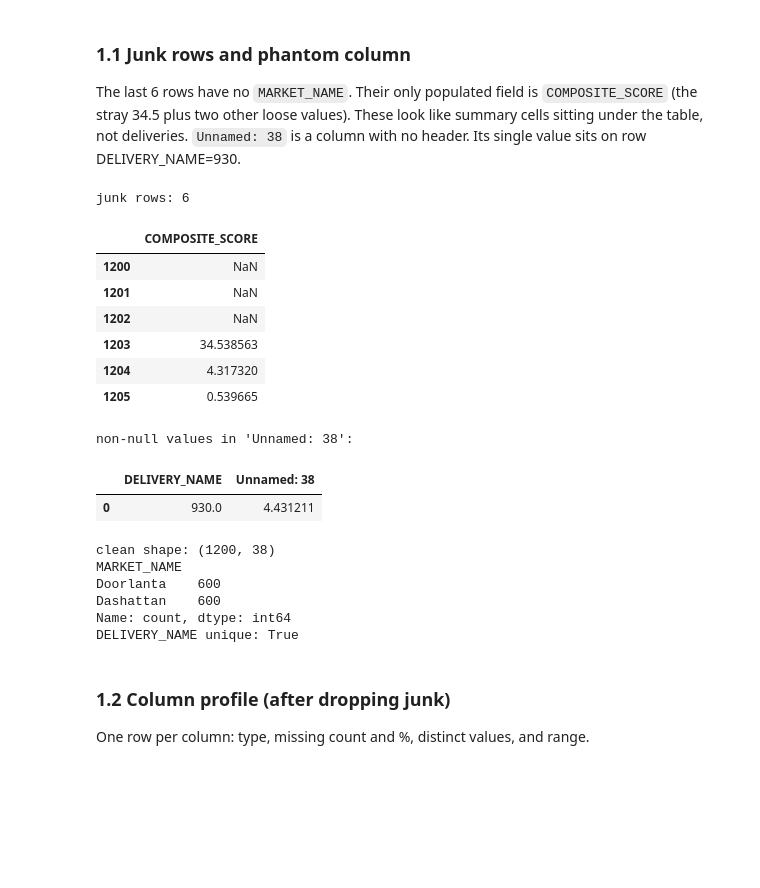
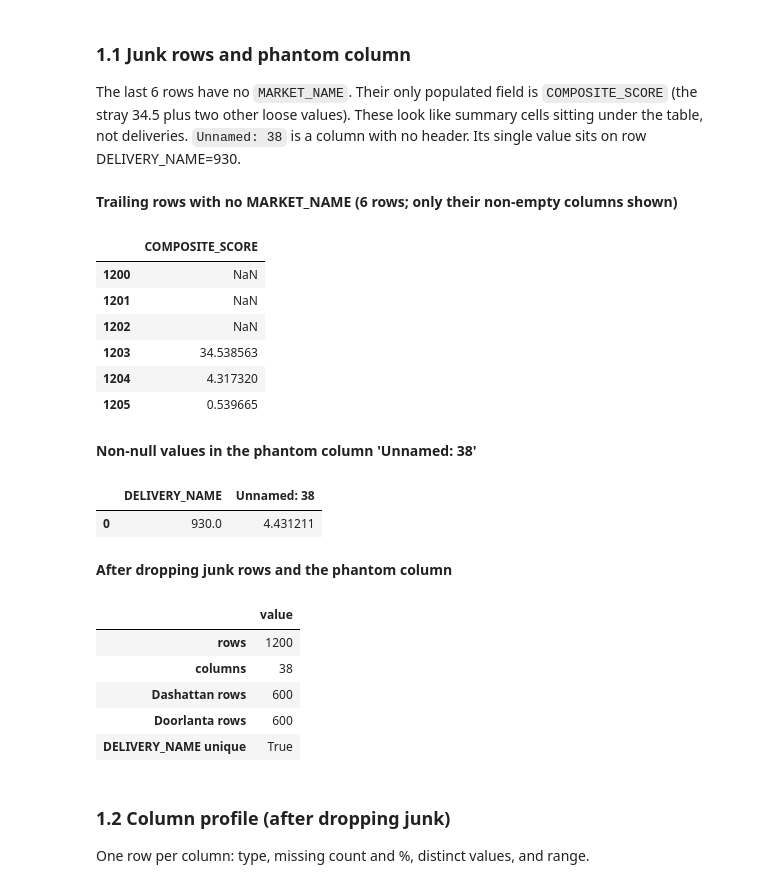
Before and after one commit to navya2392/widget-dasher-review, a Jupyter notebook: analysis.ipynb, the cells around one changed output. Drawn from its saved outputs; the diff is of its cells as text; code cells hidden in the pictures; blank space fills up the shorter version.

```diff
--- a/analysis.ipynb
+++ b/analysis.ipynb
@@ -28,13 +36,12 @@ other loose values). These look like summary cells sitting under the table, not
 `Unnamed: 38` is a column with no header. Its single value sits on row DELIVERY_NAME=930.
 # %%
 junk_rows = raw[raw["MARKET_NAME"].isna()]
-print("junk rows:", len(junk_rows))
-display(junk_rows.dropna(axis=1, how="all"))
-
-print("non-null values in 'Unnamed: 38':")
-display(raw.loc[raw["Unnamed: 38"].notna(), ["DELIVERY_NAME", "Unnamed: 38"]])
+show(f"Trailing rows with no MARKET_NAME ({len(junk_rows)} rows; only their non-empty columns shown)",
+     junk_rows.dropna(axis=1, how="all"))
+show("Non-null values in the phantom column 'Unnamed: 38'",
+     raw.loc[raw["Unnamed: 38"].notna(), ["DELIVERY_NAME", "Unnamed: 38"]])
 # %% [output]
-junk rows: 6
+**Trailing rows with no MARKET_NAME (6 rows; only their non-empty columns shown)**
 |  | COMPOSITE_SCORE |
 | 1200 | NaN |
 | 1201 | NaN |
@@ -42,24 +49,29 @@ junk rows: 6
 | 1203 | 34.538563 |
 | 1204 | 4.317320 |
 | 1205 | 0.539665 |
-non-null values in 'Unnamed: 38':
+**Non-null values in the phantom column 'Unnamed: 38'**
 |  | DELIVERY_NAME | Unnamed: 38 |
 | 0 | 930.0 | 4.431211 |
 # %%
 df = raw[raw["MARKET_NAME"].notna()].copy()
 df = df.drop(columns=["Unnamed: 38"])
 df = df.reset_index(drop=True)
 
-print("clean shape:", df.shape)
-print(df["MARKET_NAME"].value_counts())
-print("DELIVERY_NAME unique:", df["DELIVERY_NAME"].is_unique)
+show("After dropping junk rows and the phantom column", pd.DataFrame({"value": {
+    "rows": len(df),
+    "columns": df.shape[1],
+    "Dashattan rows": int((df["MARKET_NAME"] == "Dashattan").sum()),
+    "Doorlanta rows": int((df["MARKET_NAME"] == "Doorlanta").sum()),
+    "DELIVERY_NAME unique": df["DELIVERY_NAME"].is_unique,
+}}))
 # %% [output]
-clean shape: (1200, 38)
-MARKET_NAME
-Doorlanta    600
-Dashattan    600
-Name: count, dtype: int64
-DELIVERY_NAME unique: True
+**After dropping junk rows and the phantom column**
+|  | value |
+| rows | 1200 |
+| columns | 38 |
+| Dashattan rows | 600 |
+| Doorlanta rows | 600 |
+| DELIVERY_NAME unique | True |
 # %% [markdown]
 ### 1.2 Column profile (after dropping junk)
 One row per column: type, missing count and %, distinct values, and range.
```
Also changed, not shown: parts of 4 cells of this notebook, 2 other files.
